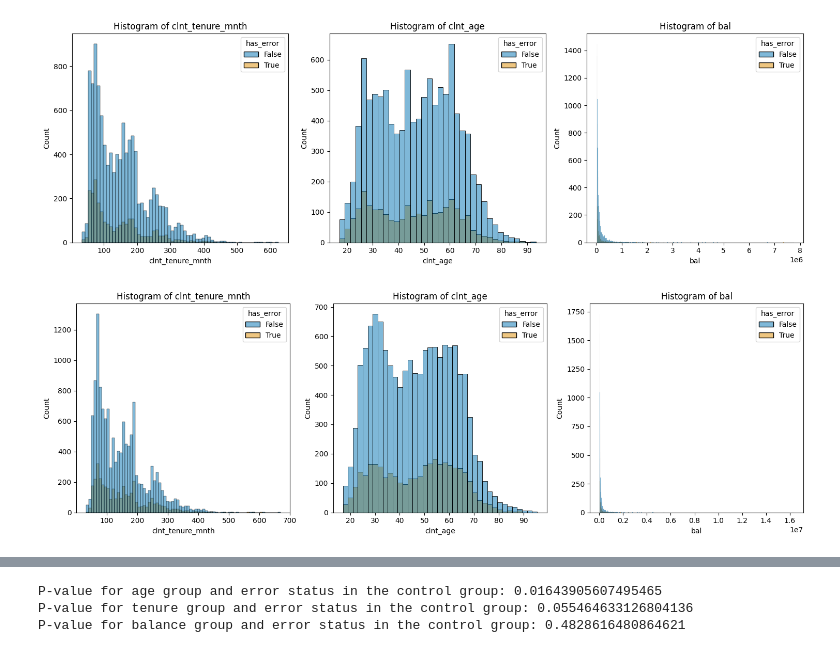
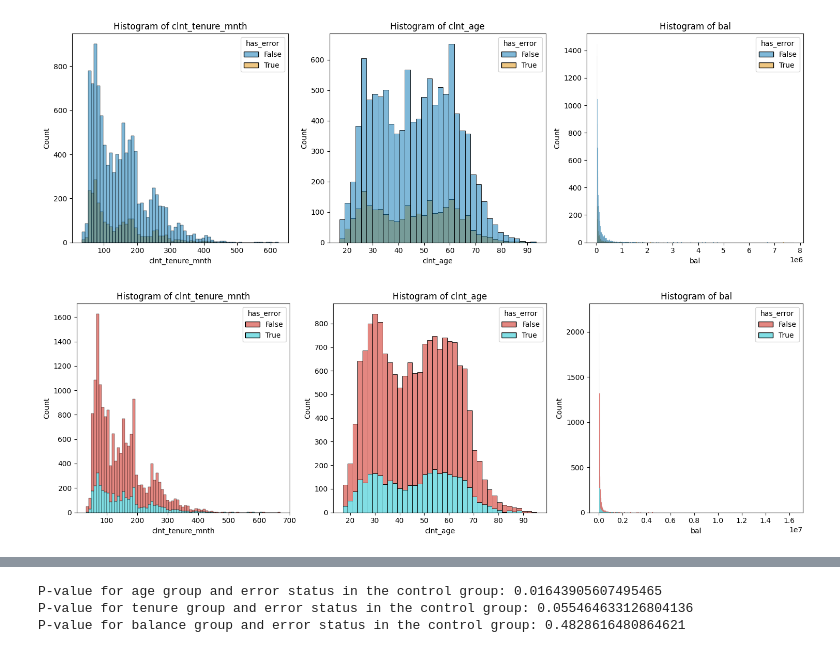
Before and after one commit to vsalto/Customer-Experience-UI-AB-Testing, a Jupyter notebook: notebooks/e-commerce_analysis-Chapter2.ipynb, the cells around one changed output, grey strips where cells are left out. Drawn from its saved outputs; the diff is of its cells as text; code cells hidden in the pictures.

```diff
--- a/notebooks/e-commerce_analysis-Chapter2.ipynb
+++ b/notebooks/e-commerce_analysis-Chapter2.ipynb
@@ -760,13 +813,24 @@ See the caveats in the documentation: https://pandas.pydata.org/pandas-docs/stab
 # %%
 from statsmodels.stats.multicomp import pairwise_tukeyhsd
 
-df_test.dropna(subset=['age_group'], inplace=True)
+#df_test.dropna(subset=['age_group'], inplace=True)
 
+# Perform Tukey's HSD test
 tukey_result1 = pairwise_tukeyhsd(endog=df_test['Completion Time'], groups=df_test['age_group'], alpha=0.05)
+# Print the Tukey's HSD test results table
+#print(tukey_result1.summary())
 
 # Plot the results
-tukey_result1.plot_simultaneous(ylabel='Age Group', xlabel='Difference in Completion Time')
+fig, ax = plt.subplots(figsize=(10, 6))
+tukey_result1.plot_simultaneous(ylabel='Age Group', xlabel='Difference in Completion Time', ax=ax)
+plt.xlim((175, 375))
 plt.grid(True)
-plt.xlim((175, 375))
 plt.title("Tukey's HSD Test Results")
+
+plt.savefig('../images/1_age_groupsVScompletion_time.png')
+# Ensure the y-axis categories are in the desired order
+#ax.set_yticks(range(len(labels)))
+#ax.set_yticklabels(labels)
+
+plt.show()
 # %% [output]
@@ -780,11 +839,13 @@ Text(0.5, 1.0, "Tukey's HSD Test Results")
 Since the P-value is extremely low, we reject the null hypothesis that there are no differences between the means of completion times across different age groups. This implies that age has a significant effect on the completion time.
 # %%
 # Categorize tenure into groups with sufficient range and non-empty bins
-df_test['tenure_group'] = pd.cut(df_test['clnt_tenure_mnth'], bins=[0, 100, 150, 200, 250, 300, 350, 800],
-                                 labels=['b1. <100', 'b2. 100-150', 'b3. 150-200', 'b4. 200-250', 'b5. 250-300', 'b6. 300-350', 'b7. 350+'])
+bins=[0, 100, 150, 200, 250, 300, 350, 400, 450, 800]
+labels=['-100', '100-150', '150-200', '200-250', '250-300', '300-350', '350-400', '400-450', '450+']
+
+df_test['tenure_group'] = pd.cut(df_test['clnt_tenure_mnth'], bins=bins, labels=labels, ordered=True)
 
 # Check the distribution of data in each group
-print("Distribution of tenure groups:")
+print("Distribution of balance groups:")
 print(df_test['tenure_group'].value_counts())
 
 # Ensure there are enough data points in each group and variability within groups
@@ -837,9 +907,10 @@ Text(0.5, 1.0, "Tukey's HSD Test Results")
 Since the P-value is extremely low, we reject the null hypothesis that there are no differences between the means of completion times across different tenure groups. This implies that tenure has a significant effect on the completion time. However, from the Tuckeys HSD test it seems that there not significant differences within the confidence level between the groups of different tenure.
 # %%
 # Categorize balance into groups with sufficient range and non-empty bins
-df_test['balance_group'] = pd.cut(df_test['bal'],
-                                  bins=[0, 50000, 100000, 200000, 300000, 400000, 500000, 600000, df_test['bal'].max()],
-                                  labels=['c1. <50K','c2. 50-100K', 'c3. 100-200K', 'c4. 200-300K', 'c5. 300-400K', 'c6. 400-500K', 'c7. 500-600K', 'c8. 600+'])
+bins=[0, 50000, 100000, 200000, 300000, 400000, 500000, 600000, 700000, 800000, 900000,  df_test['bal'].max()]
+labels=['-50K','050-100K', '100-200K', '200-300K', '300-400K', '400-500K', '500-600K', '600-700K', '700-800K', '800-900K', '900K+']
+
+df_test['balance_group'] = pd.cut(df_test['bal'], bins=bins, labels=labels, ordered=True)
 
 # Check the distribution of data in each group
 print("Distribution of balance groups:")
@@ -922,20 +1003,21 @@ plt.show()
 # %%
 fig, axes = plt.subplots(1, 3, figsize=(15, 5))
 
 # Plot for 'clnt_tenure_mnth'
-sns.histplot(data=df_test, x='clnt_tenure_mnth', hue='has_error', palette='colorblind', ax=axes[0])
+sns.histplot(data=df_test, x='clnt_tenure_mnth', hue='has_error',multiple='stack', palette='hls', ax=axes[0])
 axes[0].set_title('Histogram of clnt_tenure_mnth')
 
 # Plot for 'clnt_age'
-sns.histplot(data=df_test, x='clnt_age', hue='has_error',  palette='colorblind', ax=axes[1])
+sns.histplot(data=df_test, x='clnt_age', hue='has_error', multiple='stack', palette='hls', ax=axes[1])
 axes[1].set_title('Histogram of clnt_age')
 
 # Plot for 'bal'
-sns.histplot(data=df_test, x='bal', hue='has_error',  palette='colorblind', ax=axes[2])
+sns.histplot(data=df_test, x='bal', hue='has_error', multiple='stack', palette='hls', ax=axes[2])
 axes[2].set_title('Histogram of bal')
 
 # Adjust the layout
 plt.tight_layout()
+plt.savefig('../images/1_test_segmenationVSerror_rate.png')
 plt.show()
 # %% [output]
-[figure, old version]
+[figure, new version]
```
Also changed, not shown: parts of 17 cells of this notebook.
